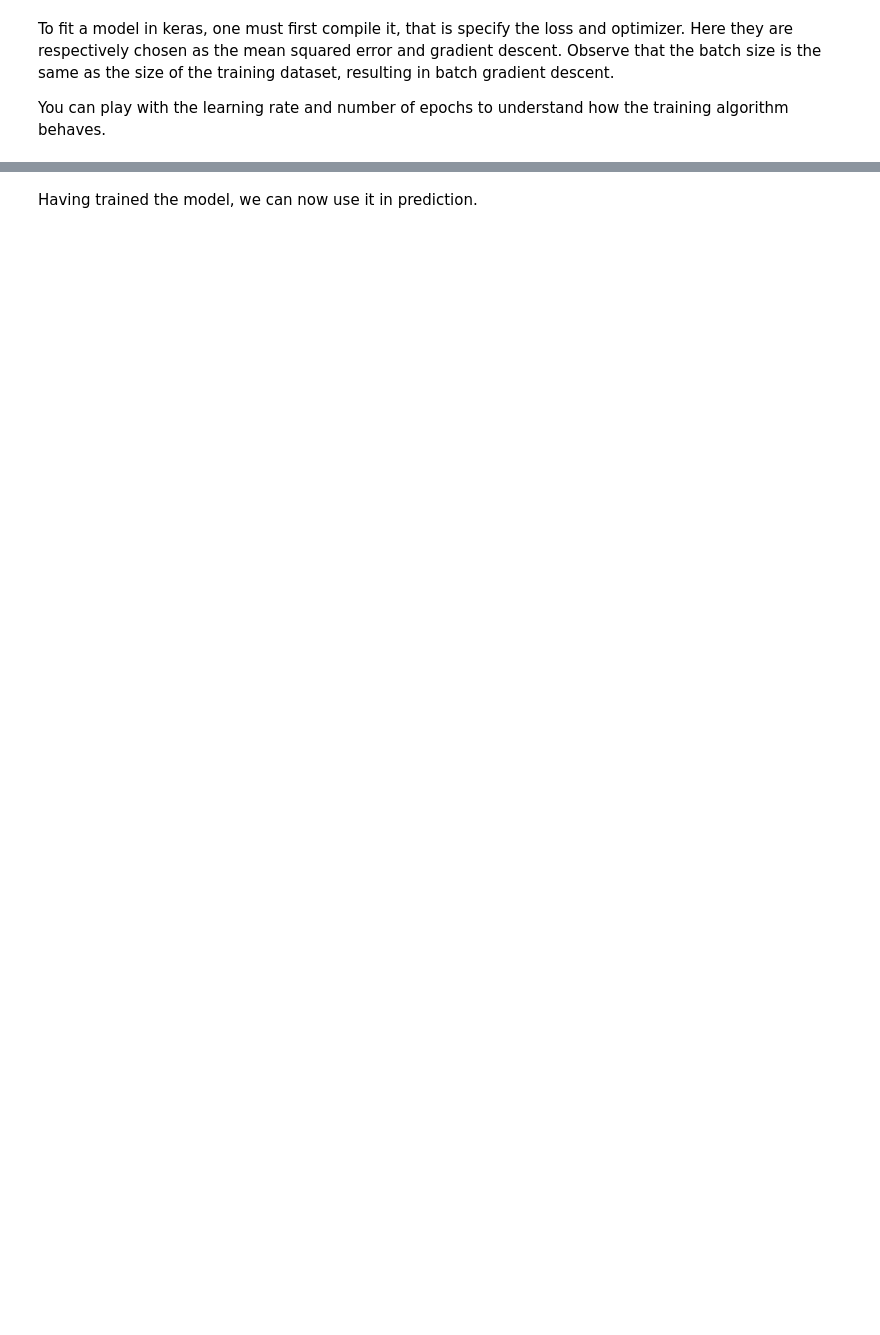
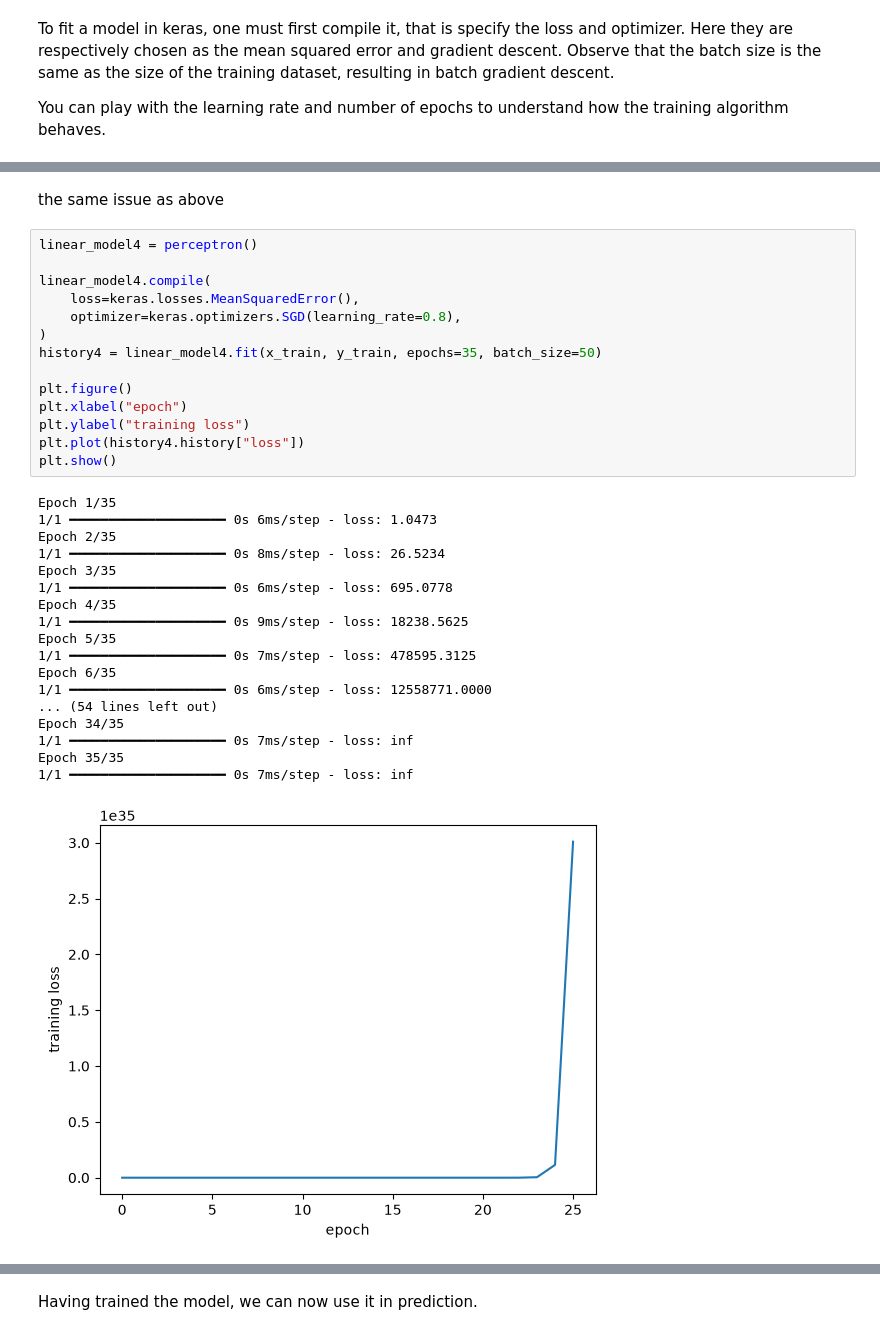
Before and after one commit to aradmehralian/data-mining-neural-networks-projects, a Jupyter notebook: Assignment 1/session1.ipynb, the cells around one changed output, grey strips where cells are left out. Cells and saved outputs as stored; diff of their text form; blank space fills up the shorter version.

```diff
--- a/Assignment 1/session1.ipynb
+++ b/Assignment 1/session1.ipynb
@@ -69,0 +182,35 @@ plt.show()
+# %% [markdown]
+the same issue as above
+# %%
+linear_model4 = perceptron()
+
+linear_model4.compile(
+    loss=keras.losses.MeanSquaredError(),
+    optimizer=keras.optimizers.SGD(learning_rate=0.8),
+)
+history4 = linear_model4.fit(x_train, y_train, epochs=35, batch_size=50)
+
+plt.figure()
+plt.xlabel("epoch")
+plt.ylabel("training loss")
+plt.plot(history4.history["loss"])
+plt.show()
+# %% [output]
+Epoch 1/35
+1/1 ━━━━━━━━━━━━━━━━━━━━ 0s 6ms/step - loss: 1.0473
+Epoch 2/35
+1/1 ━━━━━━━━━━━━━━━━━━━━ 0s 8ms/step - loss: 26.5234
+Epoch 3/35
+1/1 ━━━━━━━━━━━━━━━━━━━━ 0s 6ms/step - loss: 695.0778
+Epoch 4/35
+1/1 ━━━━━━━━━━━━━━━━━━━━ 0s 9ms/step - loss: 18238.5625
+Epoch 5/35
+1/1 ━━━━━━━━━━━━━━━━━━━━ 0s 7ms/step - loss: 478595.3125
+Epoch 6/35
+1/1 ━━━━━━━━━━━━━━━━━━━━ 0s 6ms/step - loss: 12558771.0000
+... (54 lines left out)
+Epoch 34/35
+1/1 ━━━━━━━━━━━━━━━━━━━━ 0s 7ms/step - loss: inf
+Epoch 35/35
+1/1 ━━━━━━━━━━━━━━━━━━━━ 0s 7ms/step - loss: inf
+[figure, added]
```
Also changed, not shown: parts of 31 cells of this notebook.
